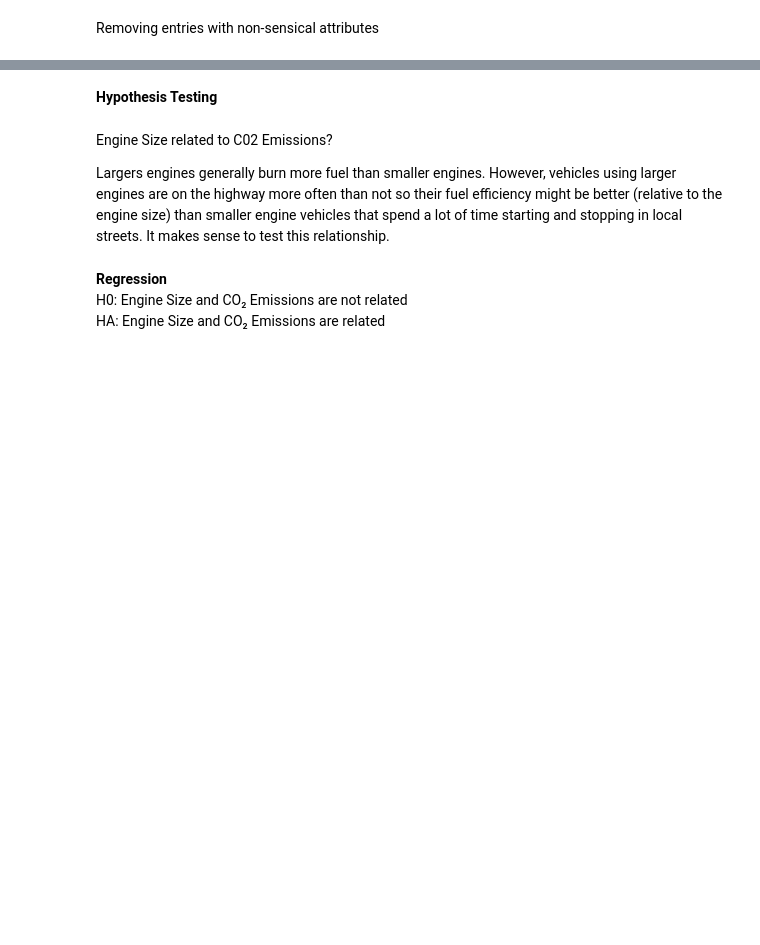
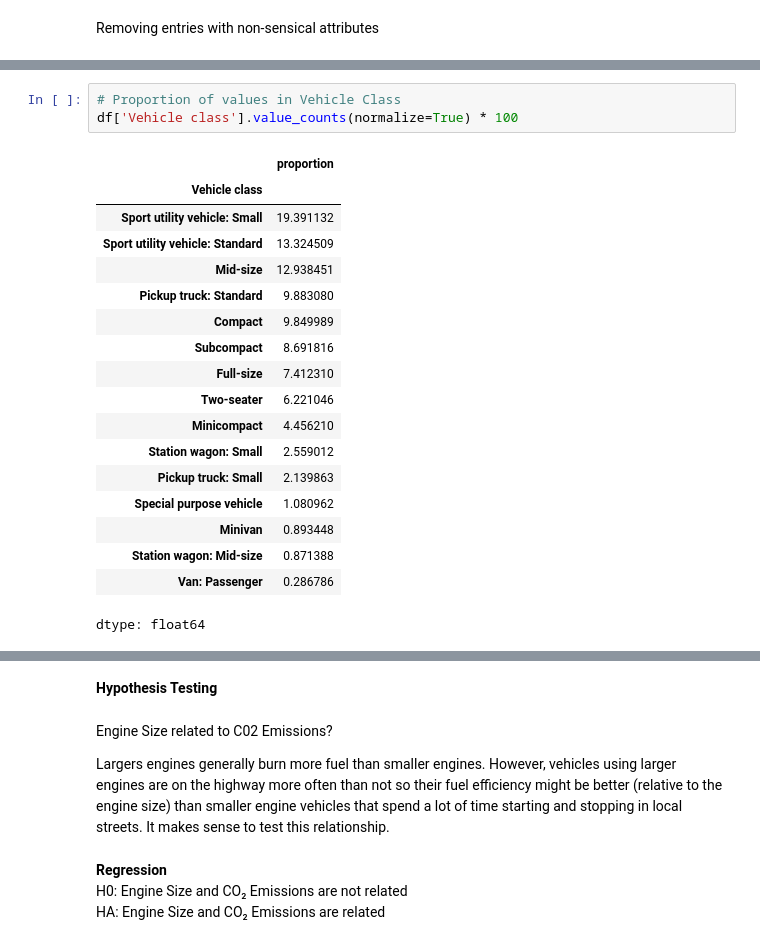
Before and after one commit to KalebW1229/CMSC320-Final-Project, a Jupyter notebook: checkpoint2.ipynb, the cells around one changed output, grey strips where cells are left out. Drawn from its saved outputs; the diff is of its cells as text; blank space fills up the shorter version.

```diff
--- a/checkpoint2.ipynb
+++ b/checkpoint2.ipynb
@@ -96,0 +151,22 @@ df.describe()
+# %%
+# Proportion of values in Vehicle Class
+df['Vehicle class'].value_counts(normalize=True) * 100
+# %% [output]
+|  | proportion |
+| Vehicle class |  |
+| Sport utility vehicle: Small | 19.391132 |
+| Sport utility vehicle: Standard | 13.324509 |
+| Mid-size | 12.938451 |
+| Pickup truck: Standard | 9.883080 |
+| Compact | 9.849989 |
+| Subcompact | 8.691816 |
+| Full-size | 7.412310 |
+| Two-seater | 6.221046 |
+| Minicompact | 4.456210 |
+| Station wagon: Small | 2.559012 |
+| Pickup truck: Small | 2.139863 |
+| Special purpose vehicle | 1.080962 |
+| Minivan | 0.893448 |
+| Station wagon: Mid-size | 0.871388 |
+| Van: Passenger | 0.286786 |
+dtype: float64
```
Also changed, not shown: parts of 14 cells of this notebook.
